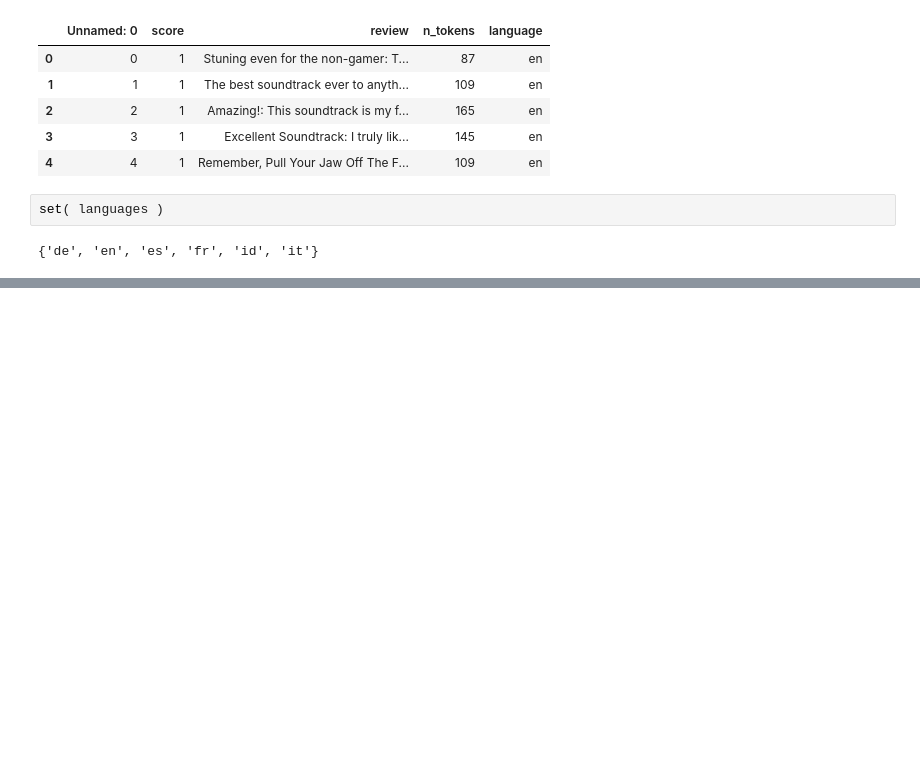
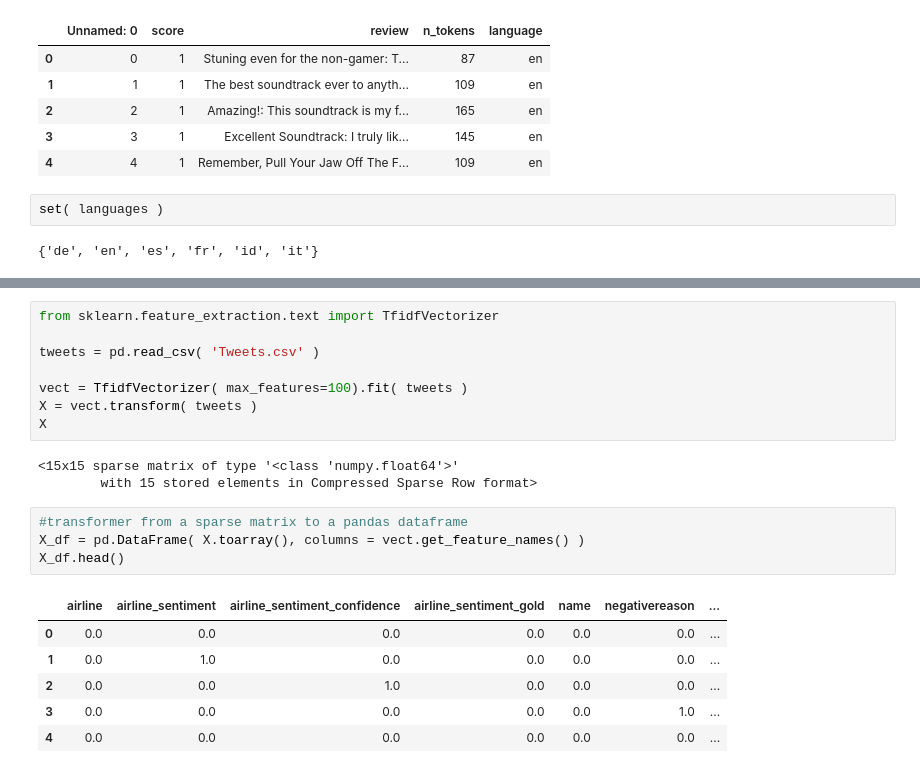
Before and after one commit to SmilodonCub/ReadingLearningTinkering, a Jupyter notebook: DataCamp/NLP_inPython/Sentiment_Analysis_in_Python.ipynb, the cells around one changed output, grey strips where cells are left out. Cells and saved outputs as stored; diff of their text form; blank space fills up the shorter version.

Commit message:
predicting sentiment

```diff
--- a/DataCamp/NLP_inPython/Sentiment_Analysis_in_Python.ipynb
+++ b/DataCamp/NLP_inPython/Sentiment_Analysis_in_Python.ipynb
@@ -502,0 +1478,22 @@ set( languages )
+# %%
+from sklearn.feature_extraction.text import TfidfVectorizer
+
+tweets = pd.read_csv( 'Tweets.csv' )
+
+vect = TfidfVectorizer( max_features=100).fit( tweets )
+X = vect.transform( tweets )
+X
+# %% [output]
+<15x15 sparse matrix of type '<class 'numpy.float64'>'
+        with 15 stored elements in Compressed Sparse Row format>
+# %%
+#transformer from a sparse matrix to a pandas dataframe
+X_df = pd.DataFrame( X.toarray(), columns = vect.get_feature_names() )
+X_df.head()
+# %% [output]
+|  | airline | airline_sentiment | airline_sentiment_confidence | airline_sentiment_gold | name | negativereason | ... |
+| 0 | 0.0 | 0.0 | 0.0 | 0.0 | 0.0 | 0.0 | ... |
+| 1 | 0.0 | 1.0 | 0.0 | 0.0 | 0.0 | 0.0 | ... |
+| 2 | 0.0 | 0.0 | 1.0 | 0.0 | 0.0 | 0.0 | ... |
+| 3 | 0.0 | 0.0 | 0.0 | 0.0 | 0.0 | 1.0 | ... |
+| 4 | 0.0 | 0.0 | 0.0 | 0.0 | 0.0 | 0.0 | ... |
```
Also changed, not shown: parts of 25 cells of this notebook.
